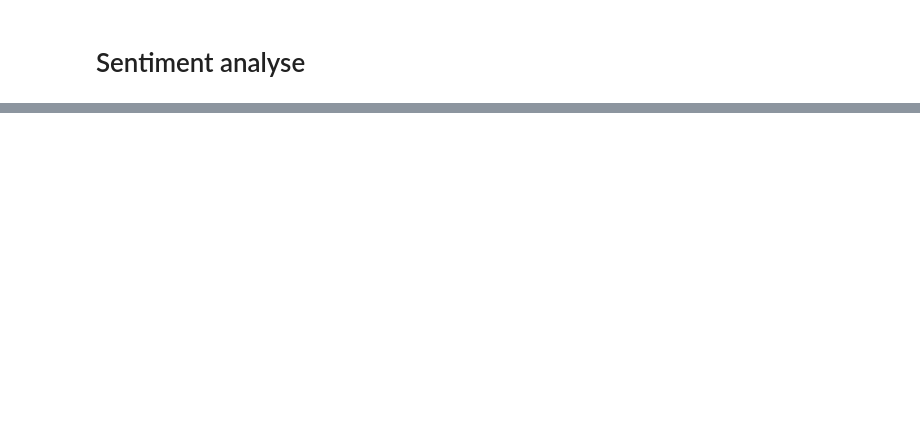
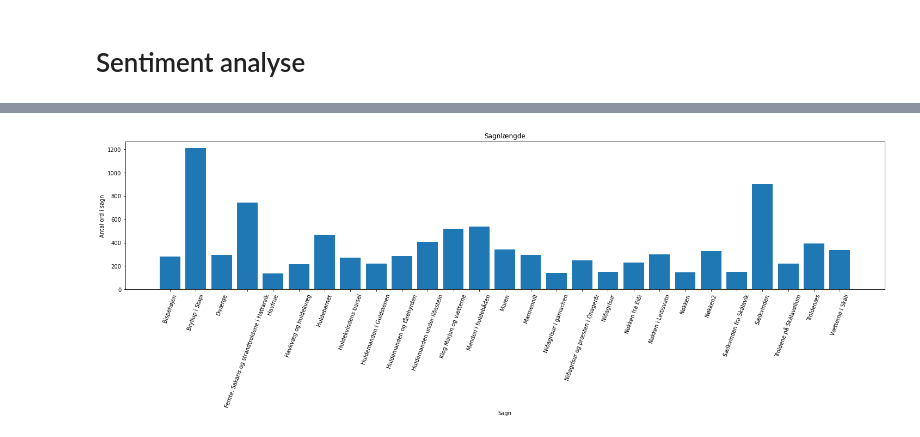
Before and after one commit to HjordisPoulsen/Eksamen, a Jupyter notebook: Eksamens script.ipynb, the cells around one changed output, grey strips where cells are left out. Saved outputs shown, nothing was run; the diff lists cells and outputs as text; code cells hidden in the pictures; blank space fills up the shorter version.

```diff
--- a/Eksamens script.ipynb
+++ b/Eksamens script.ipynb
@@ -455,0 +572,15 @@ No handles with labels found to put in legend.
+# %%
+plt.figure(figsize=(25,5))
+
+plt.title("Sagnlængde")
+
+plt.bar(df_sagn.Titler,df_sagn.antalOrd)
+
+plt.ylabel("Antal ord i sagn")
+plt.xlabel("Sagn")
+plt.xticks(rotation=70)
+
+plt.savefig("sagn_score.pdf", bbox_inches = "tight", dpi=200)
+plt.show()
+# %% [output]
+[figure, added]
```
Also changed, not shown: parts of 54 cells of this notebook.
